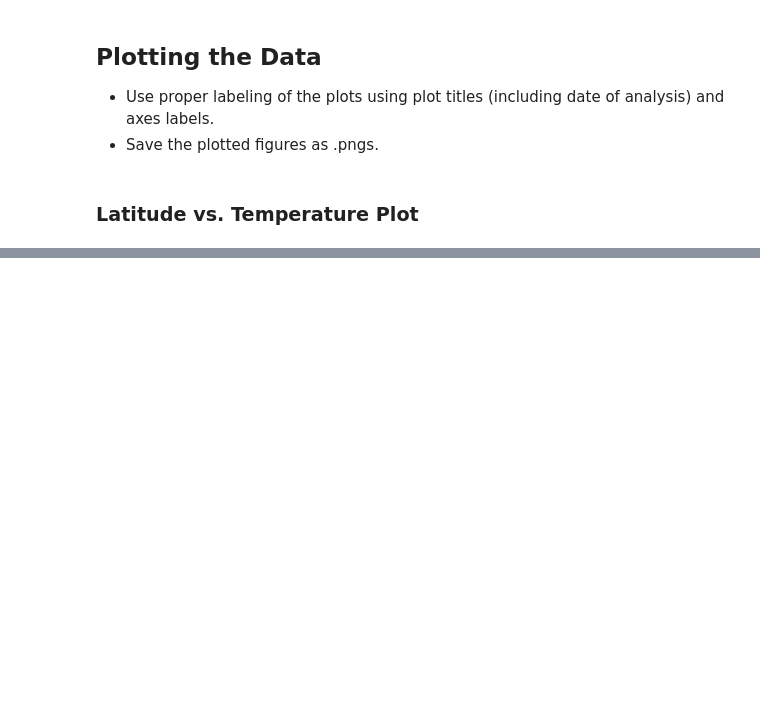
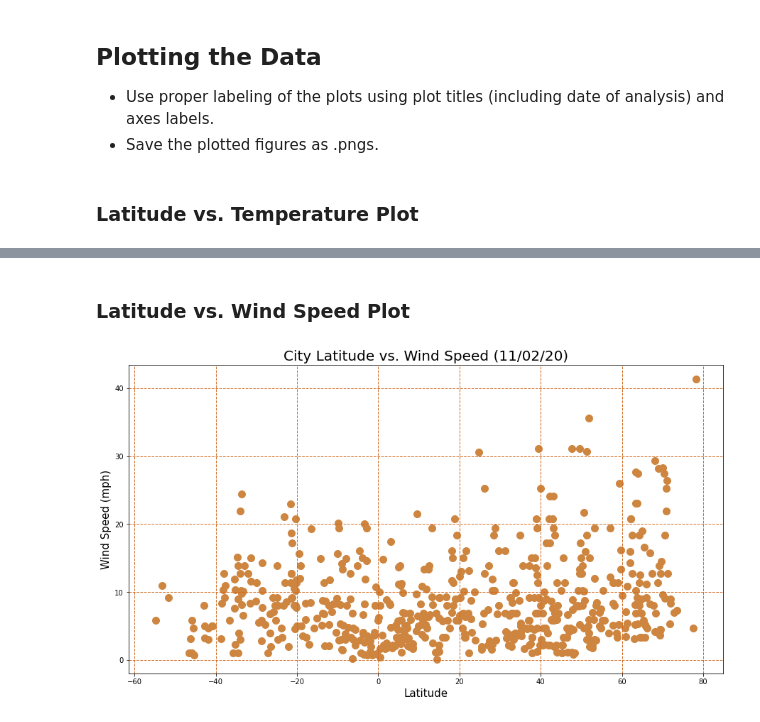
Before and after one commit to JimKTran/UofT-BCS-Python-API-Challenge, a Jupyter notebook: WeatherPy/WeatherPy_Final.ipynb, the cells around one changed output, grey strips where cells are left out. Cells and saved outputs as stored; diff of their text form; code cells hidden in the pictures; blank space fills up the shorter version.

```diff
--- a/WeatherPy/WeatherPy_Final.ipynb
+++ b/WeatherPy/WeatherPy_Final.ipynb
@@ -195,0 +219,12 @@ plt.show()
+# %% [markdown]
+### Latitude vs. Wind Speed Plot
+# %%
+plt.figure(figsize=(15,8))
+plt.scatter(city_weather_df['Latitude'], city_weather_df['Wind Speed'], s=100, c='peru')
+plt.title(f'City Latitude vs. Wind Speed ({todayDate})',fontsize =20)
+plt.xlabel('Latitude',fontsize =15)
+plt.ylabel('Wind Speed (mph)',fontsize =15)
+plt.grid(color='chocolate', linestyle='--', linewidth=1)
+plt.show()
+# %% [output]
+[figure, added]
```
Also changed, not shown: parts of 6 cells of this notebook.
